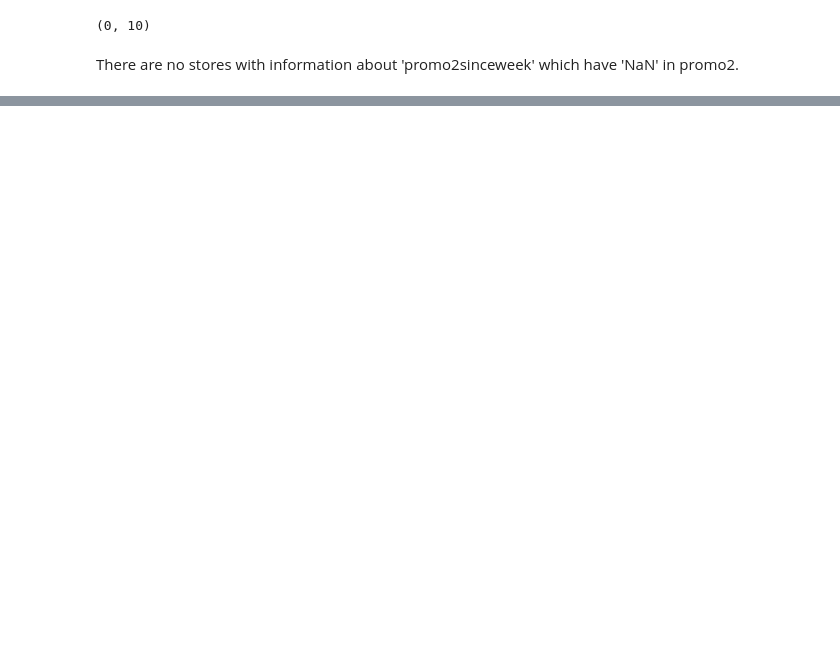
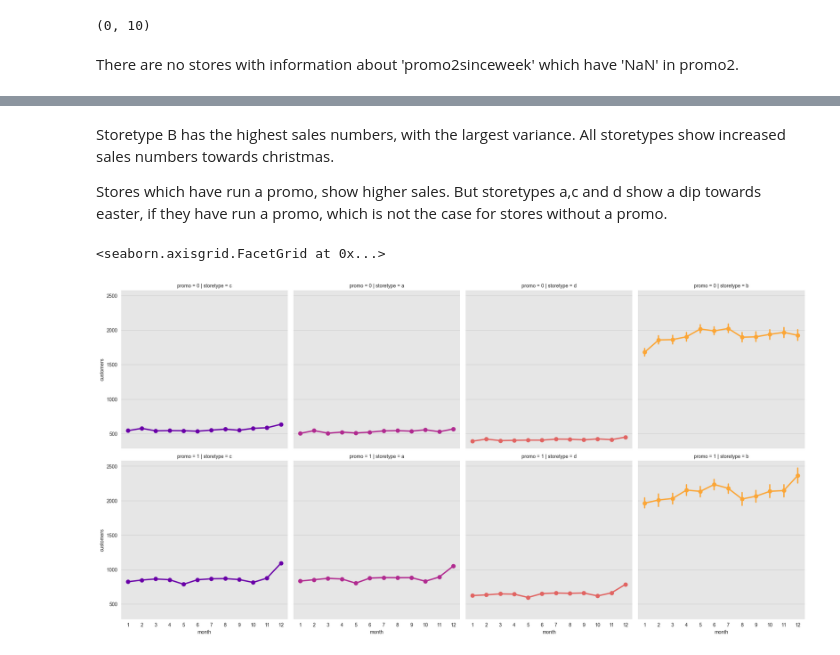
Before and after one commit to bur-oez/Capstone-Project-Rossman-Sales, a Jupyter notebook: Capstone_Rossmann_BO.ipynb, the cells around one changed output, grey strips where cells are left out. Drawn from its saved outputs; the diff is of its cells as text; code cells hidden in the pictures; blank space fills up the shorter version.

```diff
--- a/Capstone_Rossmann_BO.ipynb
+++ b/Capstone_Rossmann_BO.ipynb
@@ -220,0 +322,15 @@ df = df.rename(columns={'Store_x':'Store'})
+# %% [markdown]
+Storetype B has the highest sales numbers, with the largest variance. All storetypes show increased sales numbers towards christmas.
+
+Stores which have run a promo, show higher sales. But storetypes a,c and d show a dip towards easter, if they have run a promo, which is not the case for stores without a promo.
+# %%
+# customers trends
+sns.factorplot(data = df, x = 'month', y = "customers",
+               col = 'storetype',
+               palette = 'plasma',
+               hue = 'storetype',
+               row = 'promo',
+               )
+# %% [output]
+<seaborn.axisgrid.FacetGrid at 0x...>
+[figure, added]
```
Also changed, not shown: parts of 35 cells of this notebook.
